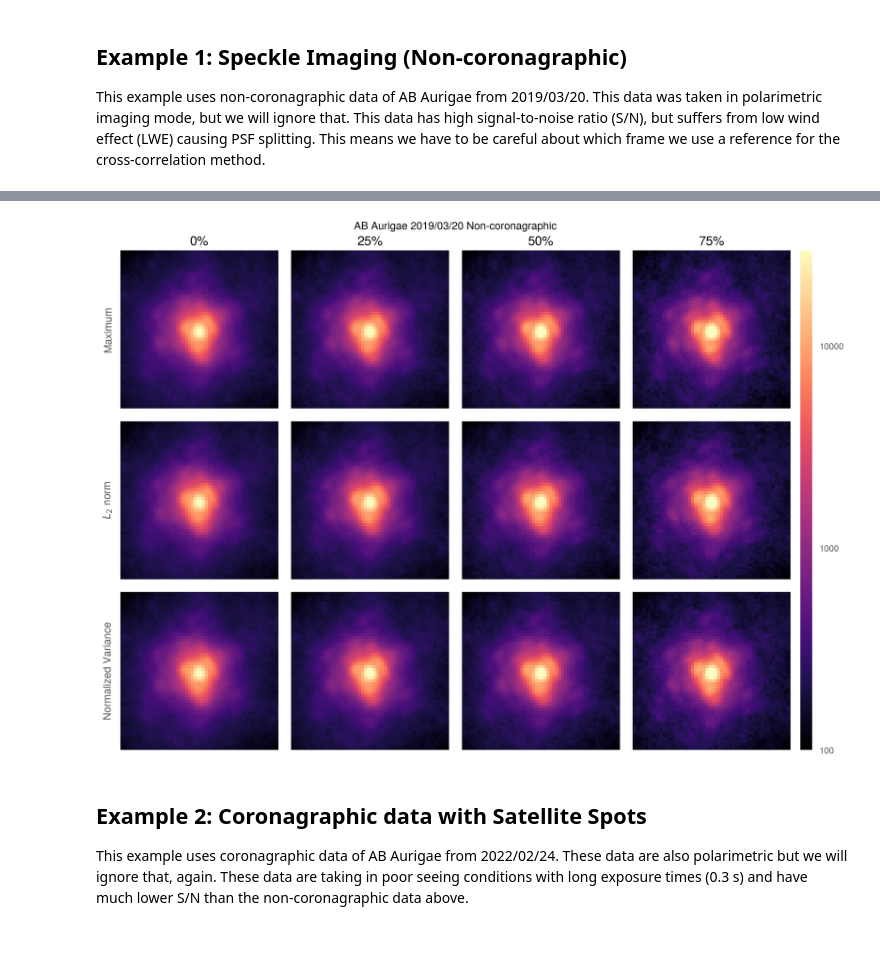
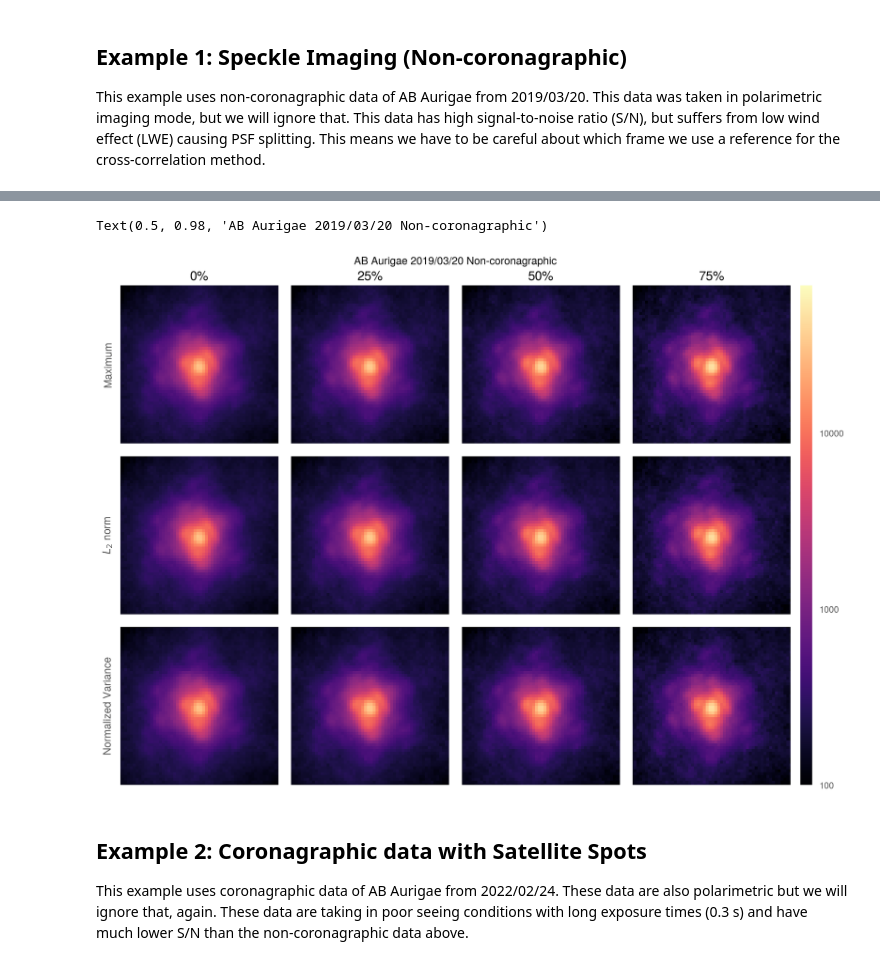
Before and after one commit to scexao-org/vampires_dpp, a Jupyter notebook: examples/frame_selection.ipynb, the cells around one changed output, grey strips where cells are left out. Saved outputs shown, nothing was run; the diff lists cells and outputs as text; code cells hidden in the pictures.

```diff
--- a/examples/frame_selection.ipynb
+++ b/examples/frame_selection.ipynb
@@ -86,20 +88,21 @@ for metric in metrics:
 # %%
 fig, axes = pro.subplots(nrows=3, ncols=4, share=0)
 
 axes[0, 0].format(ylabel="No Frame Selection")
 for i, frames in enumerate(collapsed_frames):
     axes[i, 0].format(ylabel=labels[i])
     for j, fr in zip(range(4), frames):
-        c = axes[i, j].imshow(fr, cmap="magma", norm="log", vmin=100, vmax=3e4)
+        c = axes[i, j].imshow(fr, cmap="magma", norm="log", vmin=100, vmax=7e4)
 fig.colorbar(c)
 
 for j in range(4):
     axes[0, j].format(title=f"{cutoffs[j] * 100:.0f}%")
 
 axes.format(xticks=False, yticks=False, xlim=(100, 155), ylim=(100, 155))
 fig.suptitle("AB Aurigae 2019/03/20 Non-coronagraphic")
 # %% [output]
+Text(0.5, 0.98, 'AB Aurigae 2019/03/20 Non-coronagraphic')
-[figure, old version]
+[figure, new version]
 # %% [markdown]
 ## Example 2: Coronagraphic data with Satellite Spots
 
```
Also changed, not shown: parts of 4 cells of this notebook, 2 other files.
